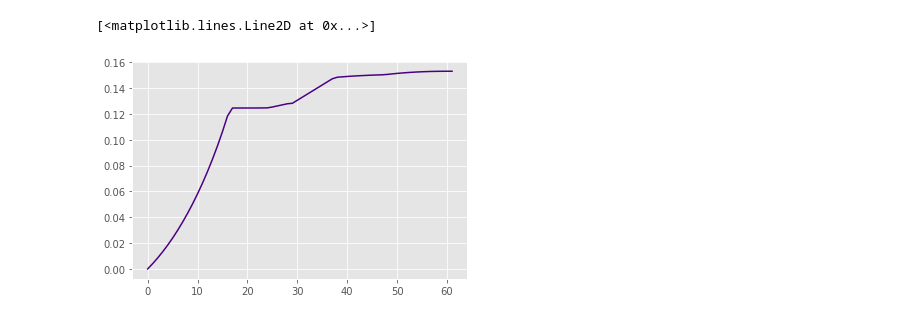
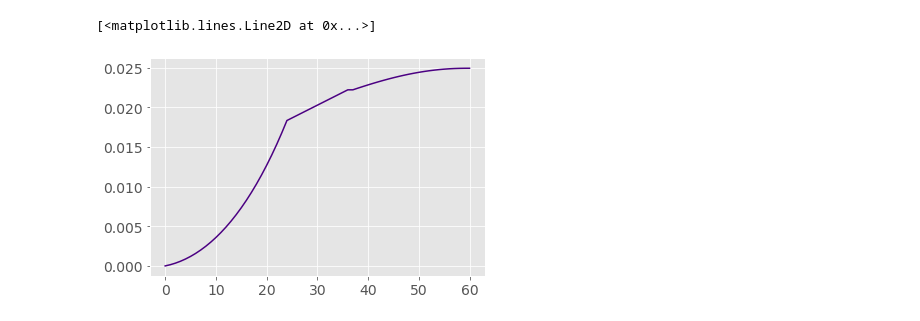
Before and after one commit to smohiudd/drivecycle, a Jupyter notebook: notebooks/energy2.ipynb, the cells around one changed output. Drawn from its saved outputs; the diff is of its cells as text; code cells hidden in the pictures.

```diff
--- a/notebooks/energy2.ipynb
+++ b/notebooks/energy2.ipynb
@@ -4,5 +4,5 @@ import matplotlib.pyplot as plt
 import numpy as np
 import inspect
 # %%
-traj = trajectory.const_accel(vi=0,v_target=12,vf=0,di=0,df=450,step=1,a_max=0.5)
-traj = traj[1:]
+traj = trajectory.const_accel(vi=0,v_target=12,vf=0,di=10,df=450,step=1,a_max=0.5)
+plots.plot_vd(traj, "plot_vt.png")
@@ -18,10 +20,10 @@ plt.plot(x,y)
 # %%
-power = energy.battery_model(traj, elv, m=15000, regen_ratio=0.5)
+power = energy.battery_model(traj, m=10000, regen_ratio=0.5, num_cells=200)
 
 t=[i[0] for i in power]
 p=[i[5] for i in power]
 
 plt.plot(t,p, color='#4b0082', linewidth=1.5)
 # %% [output]
 [<matplotlib.lines.Line2D at 0x...>]
-[figure, old version]
+[figure, new version]
```
Also changed, not shown: parts of 6 cells of this notebook, 8 other files.
